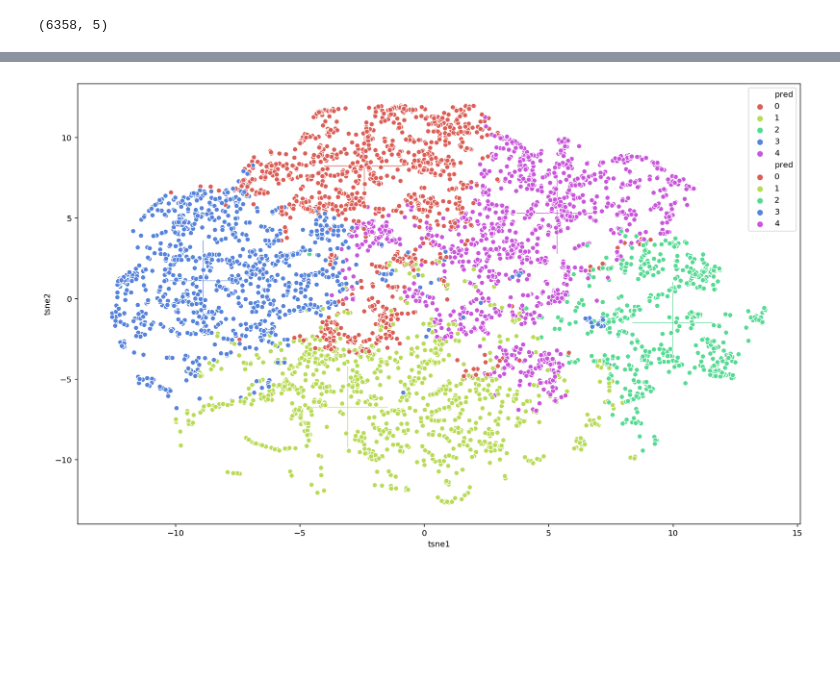
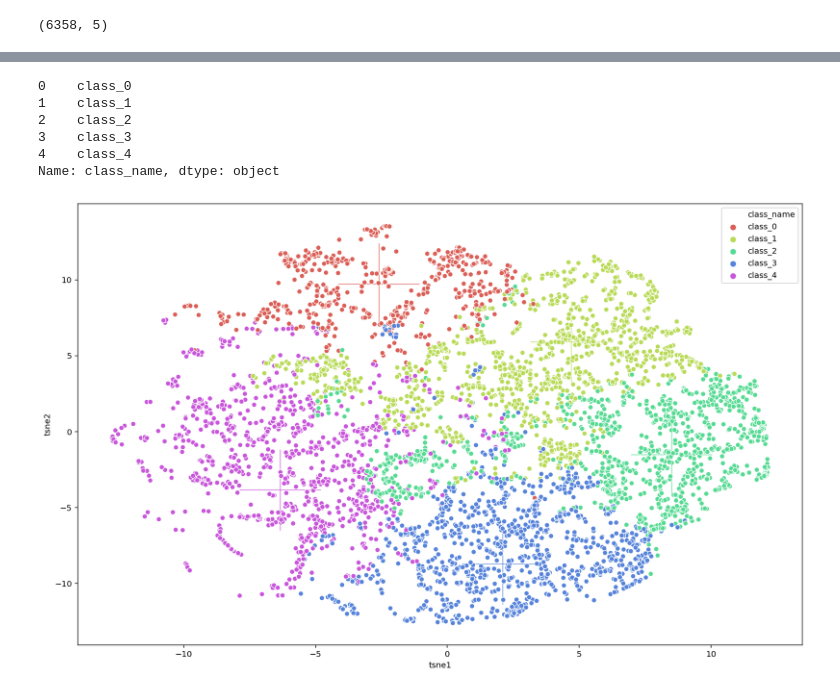
Before and after one commit to wojtekcz/language2motion, a Jupyter notebook: code/dataset_labeling/bert clustering.ipynb, the cells around one changed output, grey strips where cells are left out. Drawn from its saved outputs; the diff is of its cells as text; code cells hidden in the pictures; blank space fills up the shorter version.

```diff
--- a/code/dataset_labeling/bert clustering.ipynb
+++ b/code/dataset_labeling/bert clustering.ipynb
@@ -298,5 +224,5 @@ X.shape
 # %%
-Xprim = np.concatenate([X, centroids], axis=0)
+Xprim = np.concatenate([pca_centers, X], axis=0)
 Xprim.shape
 # %% [output]
 (6358, 5)
@@ -328,0 +249,4 @@ tsne_results.shape, centroids_results.shape
+# %%
+centroids_results = tsne_results_prim[:pca_centers.shape[0], :]
+ann_results = tsne_results_prim[pca_centers.shape[0]:, :]
+centroids_results.shape, ann_results.shape
@@ -329,7 +257,6 @@ tsne_results.shape, centroids_results.shape
 # %%
-# centroids_df = pd.DataFrame({'pred': list(range(true_k))})
-centroids_df['tsne1'] = centroids_results[:,0]
-centroids_df['tsne2'] = centroids_results[:,1]
-centroids_df['size'] = 20
-centroids_df
+centers_df['tsne1'] = centroids_results[:,0]
+centers_df['tsne2'] = centroids_results[:,1]
+centers_df['size'] = 20
+centers_df
 # %% [output]
@@ -350,5 +279,5 @@ centroids_df.tsne2.min(), centroids_df.tsne2.max()
 # %%
-ann_df['tsne1'] = tsne_results[:,0]
-ann_df['tsne2'] = tsne_results[:,1]
+ann_df['tsne1'] = ann_results[:,0]
+ann_df['tsne2'] = ann_results[:,1]
 ann_df
 # %% [output]
@@ -385,26 +314,35 @@ ann_df.tsne2.min(), ann_df.tsne2.max()
+# %%
+centers_df.class_name
+# %% [output]
+0    class_0
+1    class_1
+2    class_2
+3    class_3
+4    class_4
+Name: class_name, dtype: object
 # %%
 plt.figure(figsize=(16,10))
 
 # plot centroids
 sns.scatterplot(
     x="tsne1", y="tsne2",
-    hue="pred",
-    palette=sns.color_palette("hls", true_k),
-    data=centroids_df,
+    hue="class_name",
+    palette=sns.color_palette("hls", n_clusters),
+    data=centers_df,
     legend="full",
     s=10000,
     marker="+",
     alpha=1.0
 );
 
 # plot samples
 sns.scatterplot(
     x="tsne1", y="tsne2",
-    hue="pred",
-    palette=sns.color_palette("hls", true_k),
+    hue="center_idx",
+    palette=sns.color_palette("hls", n_clusters),
     data=ann_df,
-    legend="full",
+    legend=False,
     alpha=1.0
 );
 # %% [output]
-[figure, old version]
+[figure, new version]
```
Also changed, not shown: parts of 55 cells of this notebook.
